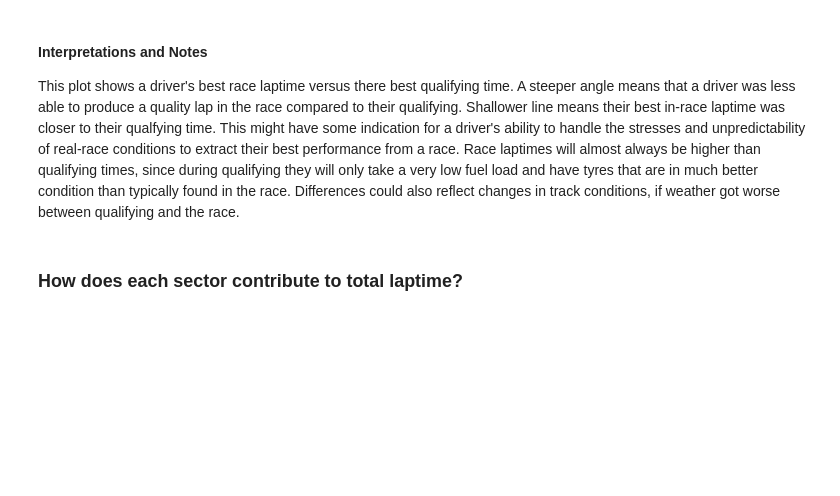
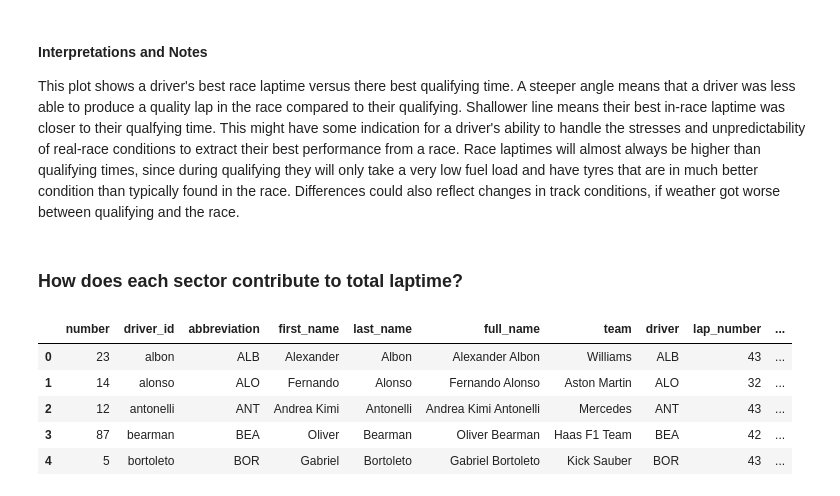
Before and after one commit to Toucanz/F1_Project, a Jupyter notebook: analysis.ipynb, the cells around one changed output. Saved outputs shown, nothing was run; the diff lists cells and outputs as text; code cells hidden in the pictures; blank space fills up the shorter version.

Commit message:
normalised sector logic, new dependencies

```diff
--- a/analysis.ipynb
+++ b/analysis.ipynb
@@ -206,3 +185,17 @@ sector_df_long.head()
 
 fig = px.bar(sector_df_long, x='driver_id', y='time', color='sector', height=600)
 fig.show()
+# %%
+fastest_laps_df_2.head()
+
+fastest_laps_df_2['sector_1_normalised'] = fastest_laps_df_2['sector_1']/fastest_laps_df_2['lap_time']
+fastest_laps_df_2['sector_2_normalised'] = fastest_laps_df_2['sector_2']/fastest_laps_df_2['lap_time']
+fastest_laps_df_2['sector_3_normalised'] = fastest_laps_df_2['sector_3']/fastest_laps_df_2['lap_time']
+fastest_laps_df_2.head()
+# %% [output]
+|  | number | driver_id | abbreviation | first_name | last_name | full_name | team | driver | lap_number | ... |
+| 0 | 23 | albon | ALB | Alexander | Albon | Alexander Albon | Williams | ALB | 43 | ... |
+| 1 | 14 | alonso | ALO | Fernando | Alonso | Fernando Alonso | Aston Martin | ALO | 32 | ... |
+| 2 | 12 | antonelli | ANT | Andrea Kimi | Antonelli | Andrea Kimi Antonelli | Mercedes | ANT | 43 | ... |
+| 3 | 87 | bearman | BEA | Oliver | Bearman | Oliver Bearman | Haas F1 Team | BEA | 42 | ... |
+| 4 | 5 | bortoleto | BOR | Gabriel | Bortoleto | Gabriel Bortoleto | Kick Sauber | BOR | 43 | ... |
```
Also changed, not shown: parts of 2 cells of this notebook, 1 other file.
